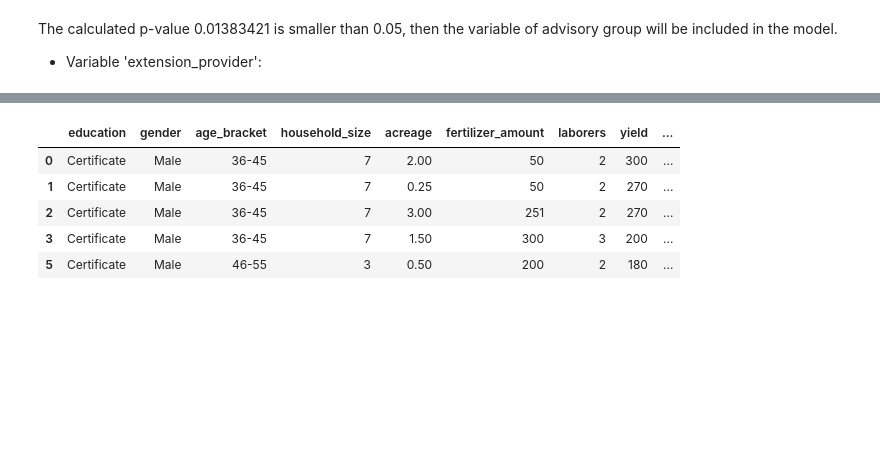
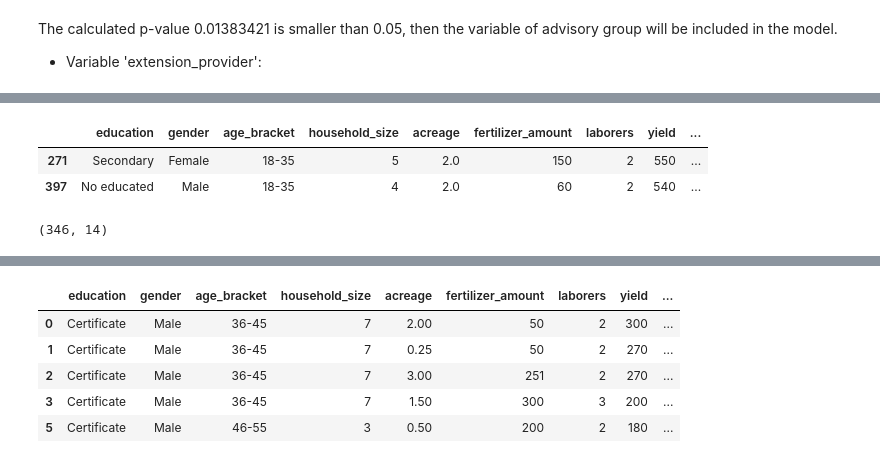
Before and after one commit to bizzaccelerator/midterm-project-mlzoomcamp, a Jupyter notebook: notebook.ipynb, the cells around one changed output, grey strips where cells are left out. Drawn from its saved outputs; the diff is of its cells as text; code cells hidden in the pictures; blank space fills up the shorter version.

```diff
--- a/notebook.ipynb
+++ b/notebook.ipynb
@@ -735,0 +743,13 @@ The calculated p-value 0.01383421 is smaller than 0.05, then the variable of adv
+# %%
+aty_gv = atypical_data(corn_subset, 'yield', 'extension_provider', 'National Government' )
+aty_gv
+# %% [output]
+|  | education | gender | age_bracket | household_size | acreage | fertilizer_amount | laborers | yield | ... |
+| 271 | Secondary | Female | 18-35 | 5 | 2.0 | 150 | 2 | 550 | ... |
+| 397 | No educated | Male | 18-35 | 4 | 2.0 | 60 | 2 | 540 | ... |
+# %%
+# Dropping the outliers for extension provider
+corn_subset = corn_subset.drop(aty_gv.index)
+corn_subset.shape
+# %% [output]
+(346, 14)
```
Also changed, not shown: parts of 15 cells of this notebook.
